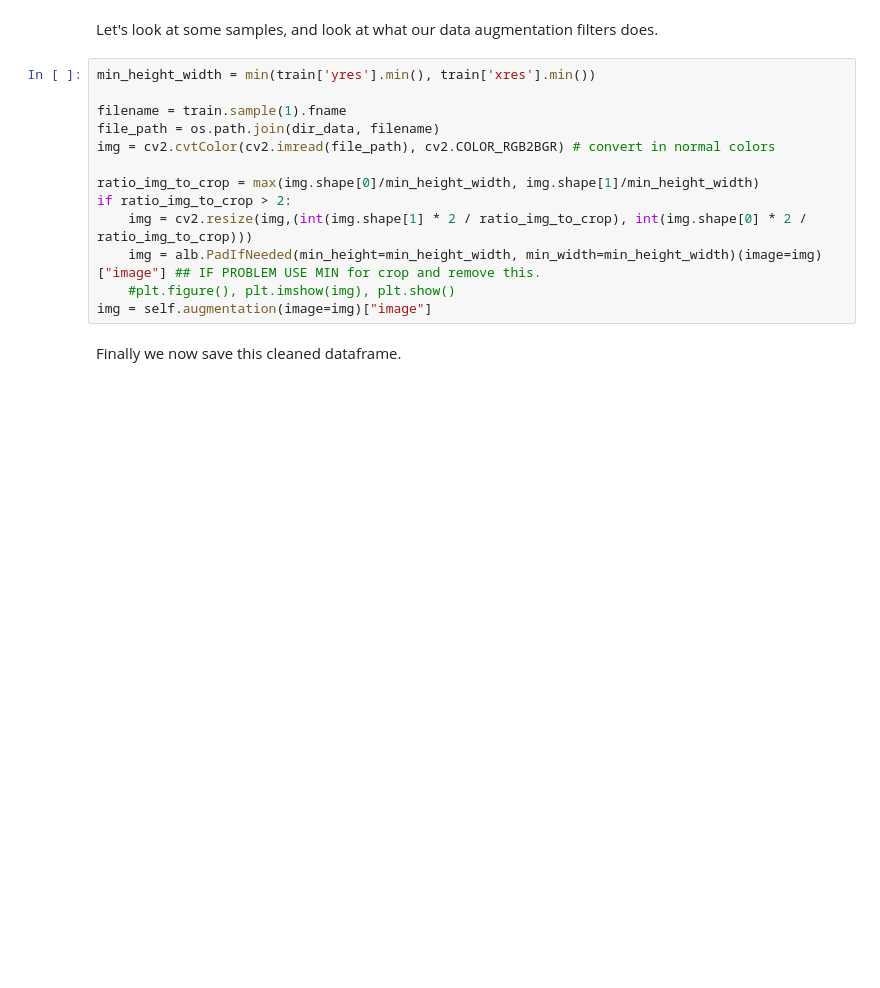
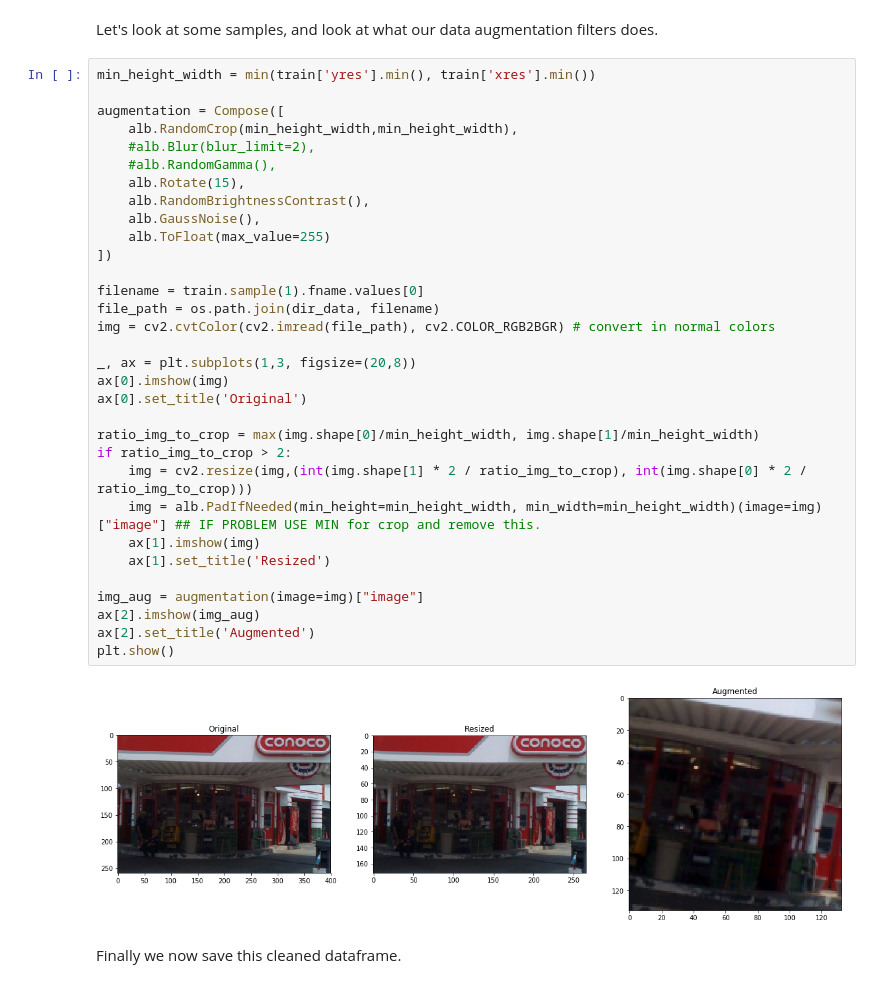
Before and after one commit to gheorghebg11/Shell, a Jupyter notebook: Shell.ipynb, the cells around one changed output. Saved outputs shown, nothing was run; the diff lists cells and outputs as text; blank space fills up the shorter version.

Commit message:
Added visualizing samples

```diff
--- a/Shell.ipynb
+++ b/Shell.ipynb
@@ -202,16 +202,37 @@ Let's look at some samples, and look at what our data augmentation filters does.
 # %%
 min_height_width = min(train['yres'].min(), train['xres'].min())
 
-filename = train.sample(1).fname
+augmentation = Compose([
+    alb.RandomCrop(min_height_width,min_height_width),
+    #alb.Blur(blur_limit=2),
+    #alb.RandomGamma(),
+    alb.Rotate(15),
+    alb.RandomBrightnessContrast(),
+    alb.GaussNoise(),
+    alb.ToFloat(max_value=255)
+])
+
+filename = train.sample(1).fname.values[0]
 file_path = os.path.join(dir_data, filename)
 img = cv2.cvtColor(cv2.imread(file_path), cv2.COLOR_RGB2BGR) # convert in normal colors
+
+_, ax = plt.subplots(1,3, figsize=(20,8))
+ax[0].imshow(img)
+ax[0].set_title('Original')
 
 ratio_img_to_crop = max(img.shape[0]/min_height_width, img.shape[1]/min_height_width)
 if ratio_img_to_crop > 2:
     img = cv2.resize(img,(int(img.shape[1] * 2 / ratio_img_to_crop), int(img.shape[0] * 2 / ratio_img_to_crop)))
     img = alb.PadIfNeeded(min_height=min_height_width, min_width=min_height_width)(image=img)["image"] ## IF PROBLEM USE MIN for crop and remove this.
-    #plt.figure(), plt.imshow(img), plt.show()
-img = self.augmentation(image=img)["image"]
+    ax[1].imshow(img)
+    ax[1].set_title('Resized')
+
+img_aug = augmentation(image=img)["image"]
+ax[2].imshow(img_aug)
+ax[2].set_title('Augmented')
+plt.show()
+# %% [output]
+[figure, added]
 # %% [markdown]
 Finally we now save this cleaned dataframe.
 # %%
```
